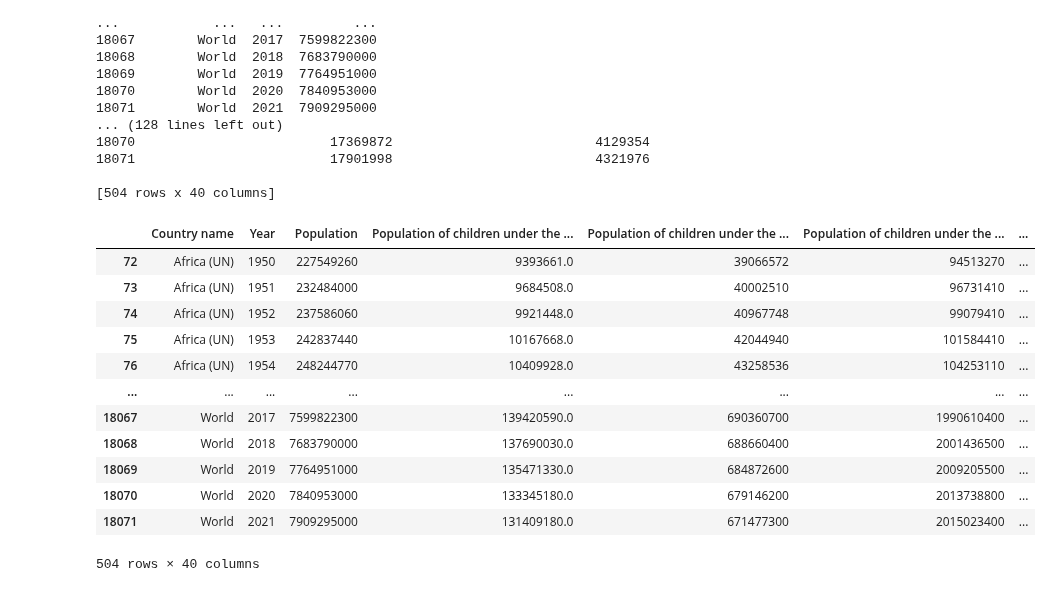
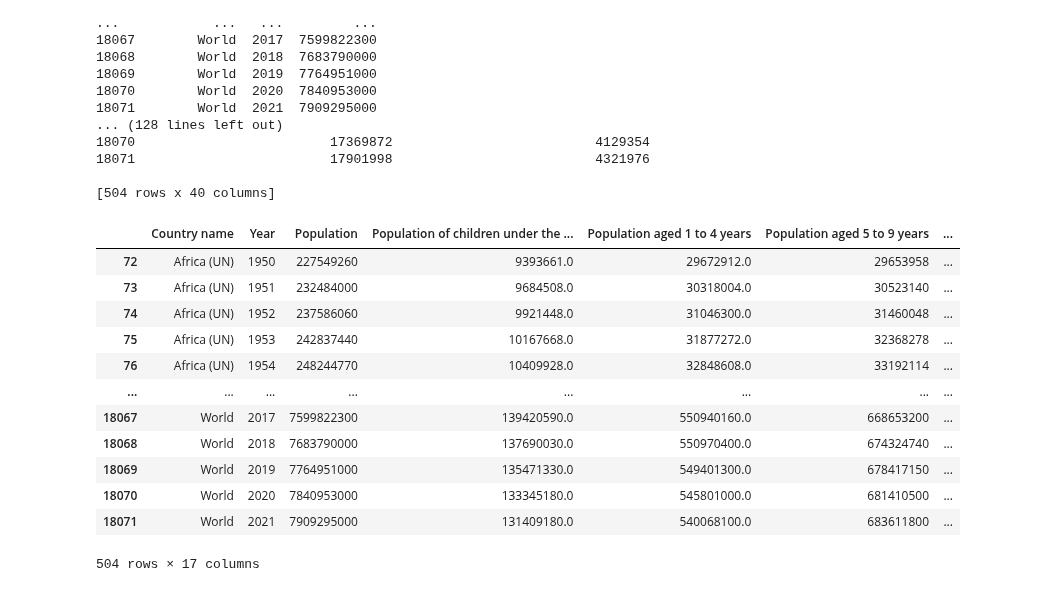
Before and after one commit to NumEconCopenhagen/projects-2024-chloe-louis-zuzanna, a Jupyter notebook: dataproject/dataproject.ipynb, the cells around one changed output. Cells and saved outputs as stored; diff of their text form; code cells hidden in the pictures.

```diff
--- a/dataproject/dataproject.ipynb
+++ b/dataproject/dataproject.ipynb
@@ -127,23 +127,27 @@ print(filtered_pop)
 # %%
 pop = pd.read_csv('/Users/louisgalvez/Documents/intro to programmation/projets/data project/population-and-demography.csv')
 
 continents = ['Africa (UN)', 'Europe (UN)', 'Asia (UN)', 'World', 'Northern America (UN)', 'Latin America and the Caribbean (UN)', 'Oceania (UN)']
 
 filtered_pop = pop[pop['Country name'].isin(continents)]
 
 
 filtered_pop.head(504)
+
+drop_these = ['Population at age 1','Population of children under the age of 5', 'Population of children under the age of 15', 'Population under the age of 25', 'Population aged 15 to 64 years', 'Population older than 15 years', 'Population older than 18 years', 'population__all__20_24__records', 'population__all__25_29__records', 'population__all__30_34__records', 'population__all__35_39__records', 'population__all__40_44__records', 'population__all__45_49__records', 'population__all__50_54__records', 'population__all__55_59__records', 'population__all__60_64__records', 'population__all__65_69__records', 'population__all__70_74__records', 'population__all__75_79__records', 'population__all__80_84__records', 'population__all__85_89__records', 'population__all__90_94__records', 'population__all__95_99__records' ]
+
+filtered_pop.drop(drop_these, axis = 1)
 # %% [output]
-|  | Country name | Year | Population | Population of children under the ... | Population of children under the ... | Population of children under the ... | ... |
-| 72 | Africa (UN) | 1950 | 227549260 | 9393661.0 | 39066572 | 94513270 | ... |
-| 73 | Africa (UN) | 1951 | 232484000 | 9684508.0 | 40002510 | 96731410 | ... |
-| 74 | Africa (UN) | 1952 | 237586060 | 9921448.0 | 40967748 | 99079410 | ... |
-| 75 | Africa (UN) | 1953 | 242837440 | 10167668.0 | 42044940 | 101584410 | ... |
-| 76 | Africa (UN) | 1954 | 248244770 | 10409928.0 | 43258536 | 104253110 | ... |
+|  | Country name | Year | Population | Population of children under the ... | Population aged 1 to 4 years | Population aged 5 to 9 years | ... |
+| 72 | Africa (UN) | 1950 | 227549260 | 9393661.0 | 29672912.0 | 29653958 | ... |
+| 73 | Africa (UN) | 1951 | 232484000 | 9684508.0 | 30318004.0 | 30523140 | ... |
+| 74 | Africa (UN) | 1952 | 237586060 | 9921448.0 | 31046300.0 | 31460048 | ... |
+| 75 | Africa (UN) | 1953 | 242837440 | 10167668.0 | 31877272.0 | 32368278 | ... |
+| 76 | Africa (UN) | 1954 | 248244770 | 10409928.0 | 32848608.0 | 33192114 | ... |
 | ... | ... | ... | ... | ... | ... | ... | ... |
-| 18067 | World | 2017 | 7599822300 | 139420590.0 | 690360700 | 1990610400 | ... |
-| 18068 | World | 2018 | 7683790000 | 137690030.0 | 688660400 | 2001436500 | ... |
-| 18069 | World | 2019 | 7764951000 | 135471330.0 | 684872600 | 2009205500 | ... |
-| 18070 | World | 2020 | 7840953000 | 133345180.0 | 679146200 | 2013738800 | ... |
-| 18071 | World | 2021 | 7909295000 | 131409180.0 | 671477300 | 2015023400 | ... |
+| 18067 | World | 2017 | 7599822300 | 139420590.0 | 550940160.0 | 668653200 | ... |
+| 18068 | World | 2018 | 7683790000 | 137690030.0 | 550970400.0 | 674324740 | ... |
+| 18069 | World | 2019 | 7764951000 | 135471330.0 | 549401300.0 | 678417150 | ... |
+| 18070 | World | 2020 | 7840953000 | 133345180.0 | 545801000.0 | 681410500 | ... |
+| 18071 | World | 2021 | 7909295000 | 131409180.0 | 540068100.0 | 683611800 | ... |
-504 rows × 40 columns
+504 rows × 17 columns
```
